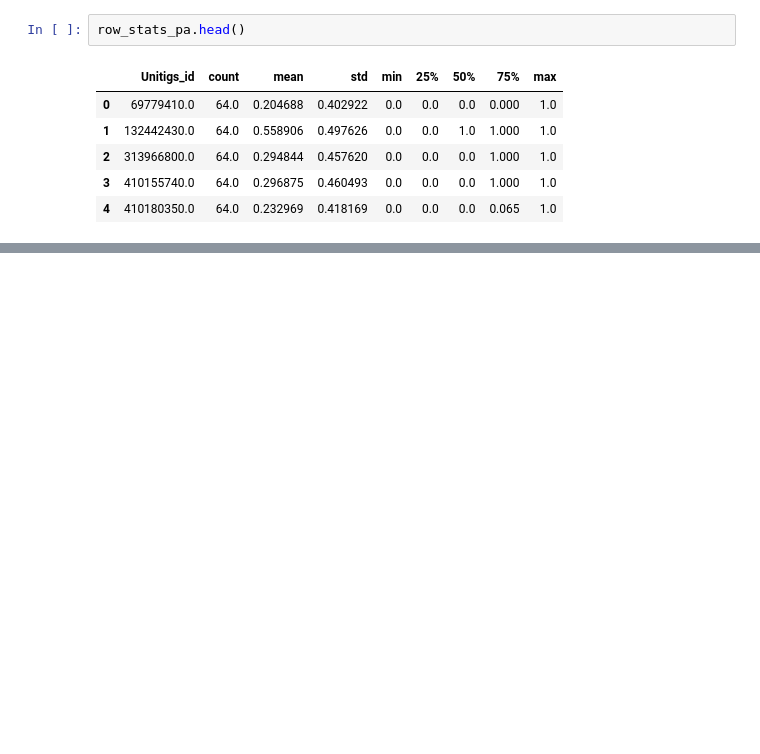
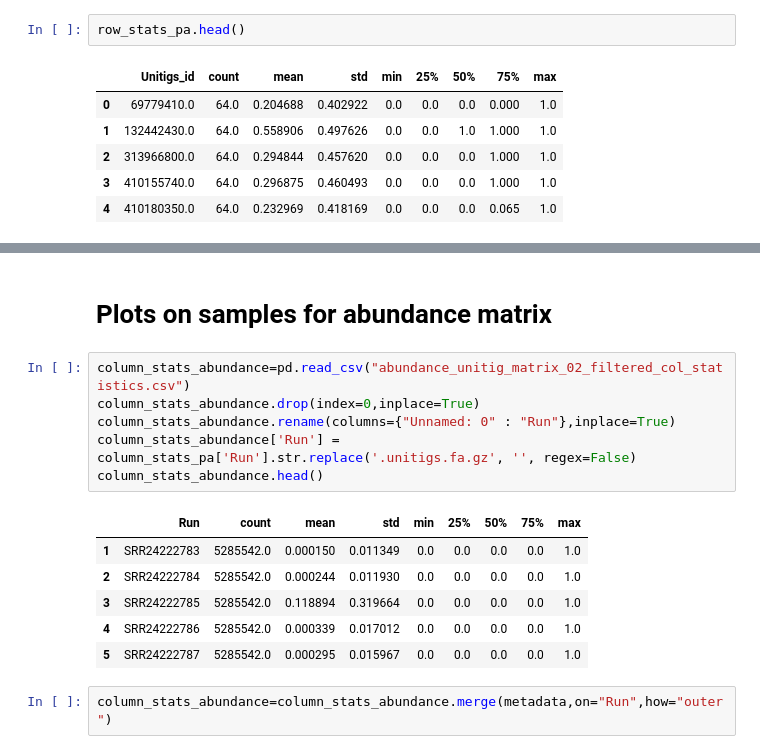
Before and after one commit to CamilaDuitama/Damselflies, a Jupyter notebook: Notebooks/Data exploration.ipynb, the cells around one changed output, grey strips where cells are left out. Saved outputs shown, nothing was run; the diff lists cells and outputs as text; blank space fills up the shorter version.

Commit message:
Update on hypothesis test for pa and abundance unitig matrices!

```diff
--- a/Notebooks/Data exploration.ipynb
+++ b/Notebooks/Data exploration.ipynb
@@ -225,0 +236,17 @@ tcmalloc: large alloc 1610612736 bytes == 0x3b6c49e37000 @  0x55be66a28572 0x55b
+# %% [markdown]
+# Plots on samples for abundance matrix
+# %%
+column_stats_abundance=pd.read_csv("abundance_unitig_matrix_02_filtered_col_statistics.csv")
+column_stats_abundance.drop(index=0,inplace=True)
+column_stats_abundance.rename(columns={"Unnamed: 0" : "Run"},inplace=True)
+column_stats_abundance['Run'] = column_stats_pa['Run'].str.replace('.unitigs.fa.gz', '', regex=False)
+column_stats_abundance.head()
+# %% [output]
+|  | Run | count | mean | std | min | 25% | 50% | 75% | max |
+| 1 | SRR24222783 | 5285542.0 | 0.000150 | 0.011349 | 0.0 | 0.0 | 0.0 | 0.0 | 1.0 |
+| 2 | SRR24222784 | 5285542.0 | 0.000244 | 0.011930 | 0.0 | 0.0 | 0.0 | 0.0 | 1.0 |
+| 3 | SRR24222785 | 5285542.0 | 0.118894 | 0.319664 | 0.0 | 0.0 | 0.0 | 0.0 | 1.0 |
+| 4 | SRR24222786 | 5285542.0 | 0.000339 | 0.017012 | 0.0 | 0.0 | 0.0 | 0.0 | 1.0 |
+| 5 | SRR24222787 | 5285542.0 | 0.000295 | 0.015967 | 0.0 | 0.0 | 0.0 | 0.0 | 1.0 |
+# %%
+column_stats_abundance=column_stats_abundance.merge(metadata,on="Run",how="outer")
```
Also changed, not shown: parts of 15 cells of this notebook, 22 other files.
